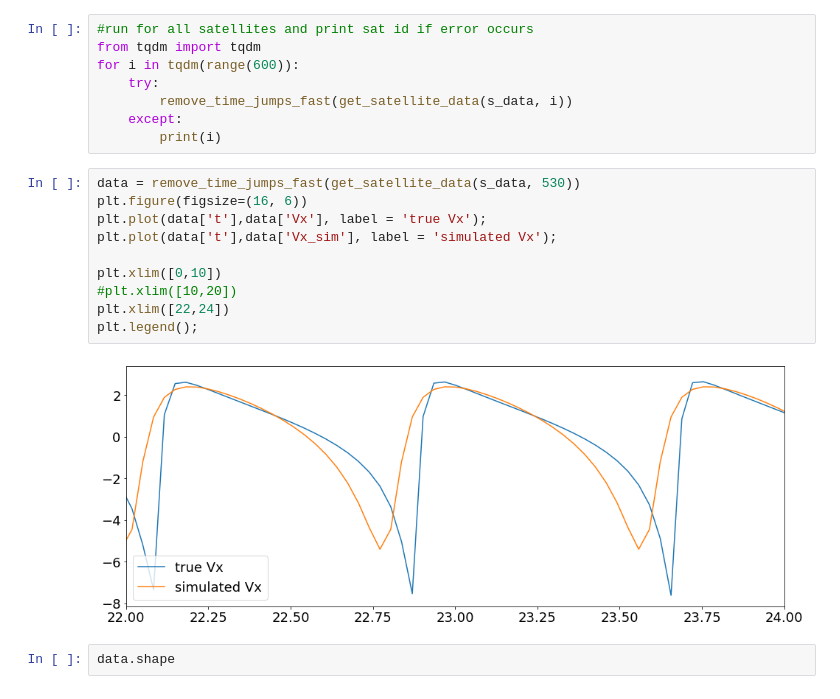
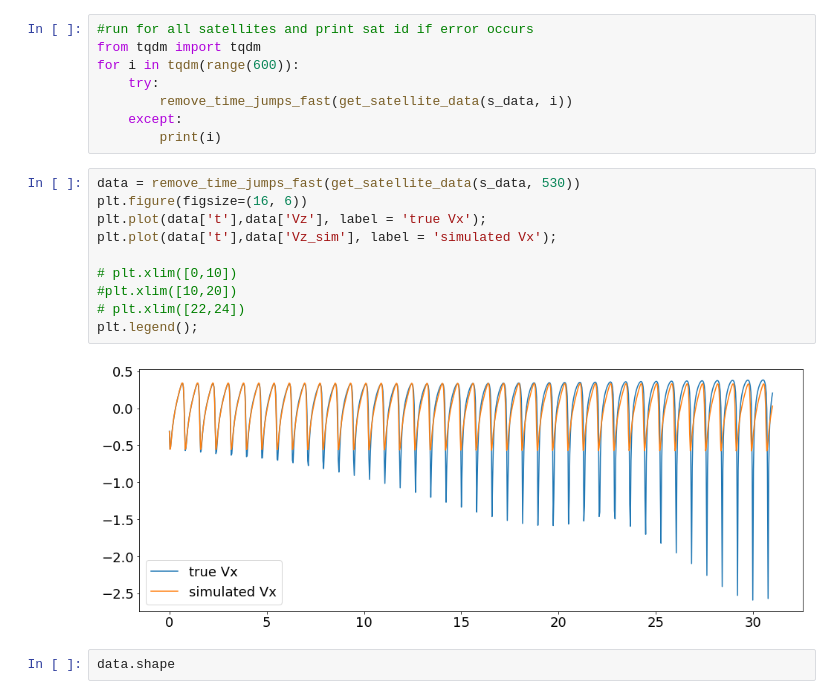
Before and after one commit to Mixanik-43/IDAO-2020, a Jupyter notebook: utils_notebook_tk.ipynb, the cells around one changed output. Saved outputs shown, nothing was run; the diff lists cells and outputs as text.

```diff
--- a/utils_notebook_tk.ipynb
+++ b/utils_notebook_tk.ipynb
@@ -222,15 +226,15 @@ for i in tqdm(range(600)):
 # %%
 data = remove_time_jumps_fast(get_satellite_data(s_data, 530))
 plt.figure(figsize=(16, 6))
-plt.plot(data['t'],data['Vx'], label = 'true Vx');
-plt.plot(data['t'],data['Vx_sim'], label = 'simulated Vx');
+plt.plot(data['t'],data['Vz'], label = 'true Vx');
+plt.plot(data['t'],data['Vz_sim'], label = 'simulated Vx');
 
-plt.xlim([0,10])
+# plt.xlim([0,10])
 #plt.xlim([10,20])
-plt.xlim([22,24])
+# plt.xlim([22,24])
 plt.legend();
 # %% [output]
-[figure, old version]
+[figure, new version]
 # %%
 data.shape
 # %% [output]
```
Also changed, not shown: parts of 33 cells of this notebook.
